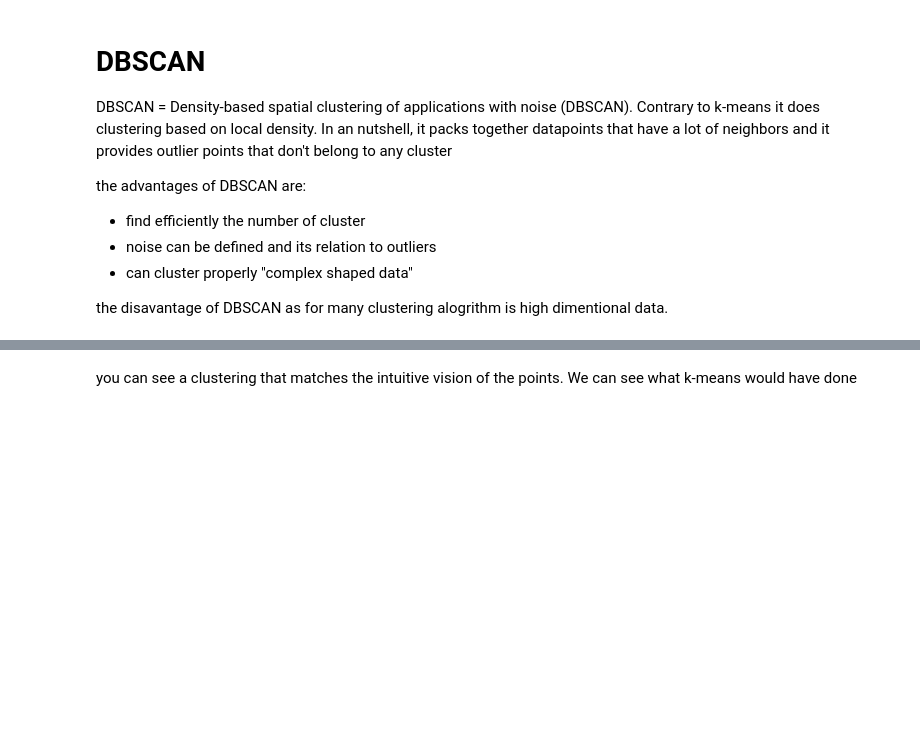
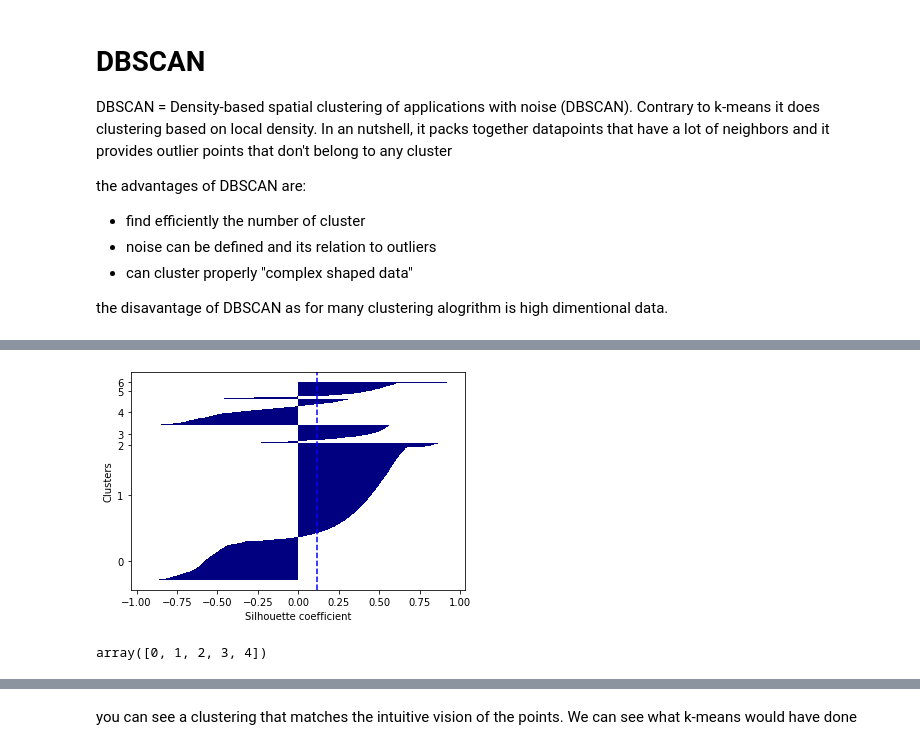
Before and after one commit to ramonapariciog/LIAPRE-Masters, a Jupyter notebook: clases/Clustering/5-Clustering_DBSCAN.ipynb, the cells around one changed output, grey strips where cells are left out. Drawn from its saved outputs; the diff is of its cells as text; code cells hidden in the pictures; blank space fills up the shorter version.

```diff
--- a/clases/Clustering/5-Clustering_DBSCAN.ipynb
+++ b/clases/Clustering/5-Clustering_DBSCAN.ipynb
@@ -62,0 +51,13 @@ plt.show()
+# %%
+silueta(dbscan.labels_, x)
+# %% [output]
+[figure, added]
+# %%
+from sklearn.datasets import make_blobs
+
+x_test, y_test = make_blobs(n_samples=200, n_features=2,
+                            centers=5, cluster_std=0.45,
+                            shuffle=True)
+np.unique(y_test)
+# %% [output]
+array([0, 1, 2, 3, 4])
```
Also changed, not shown: parts of 9 cells of this notebook, 31 other files.
